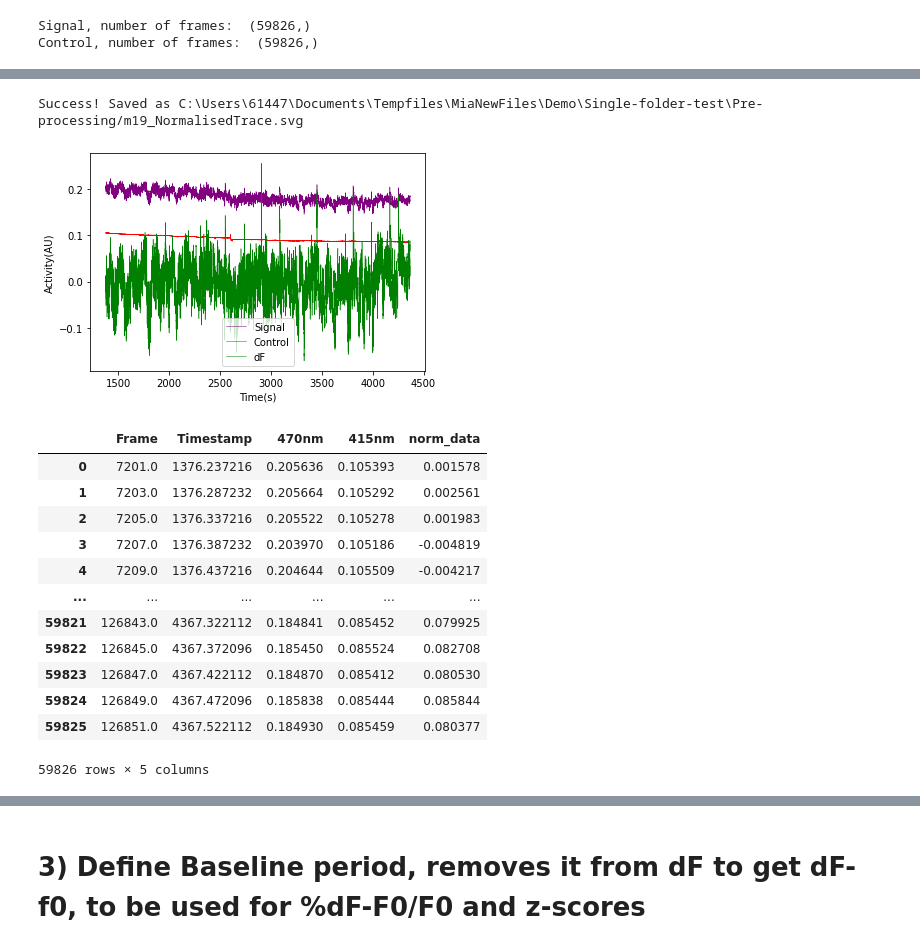
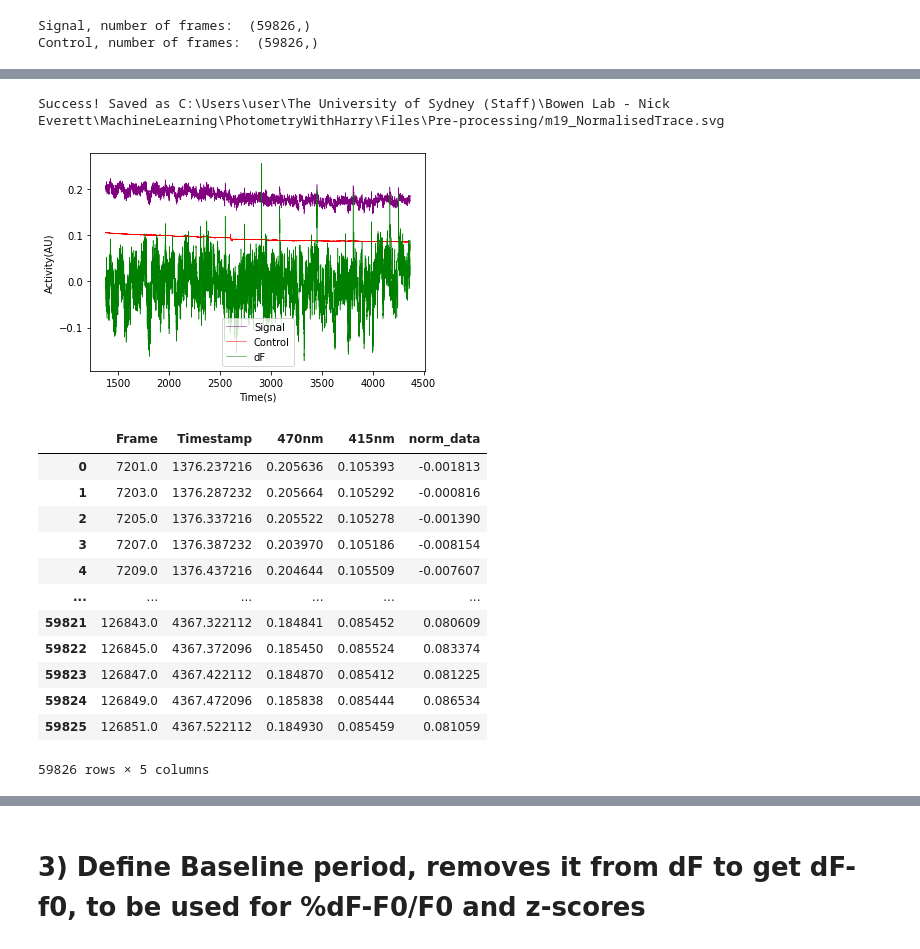
Before and after one commit to PolarBean/PhotometryNotebooks, a Jupyter notebook: Photometry-Preprocessing-v3.ipynb, the cells around one changed output, grey strips where cells are left out. Drawn from its saved outputs; the diff is of its cells as text; code cells hidden in the pictures.

```diff
--- a/Photometry-Preprocessing-v3.ipynb
+++ b/Photometry-Preprocessing-v3.ipynb
@@ -46,7 +43,7 @@ EndFrame is:  75601
 # %%
 #GETS 470nm and 415nm in separate dataframes
 #INPUT YOUR FOLDER HERE
-path = r'C:\Users\61447\Documents\Tempfiles\MiaNewFiles\Demo\Single-folder-test' # use your path
+path = r'C:\Users\user\The University of Sydney (Staff)\Bowen Lab - Nick Everett\MachineLearning\PhotometryWithHarry\Files' # use your path
 
 #Makes a new folder to save files in to
 savepath = os.path.join(path,"Pre-processing")
@@ -132,0 +152,11 @@ Control, number of frames:  (59826,)
+# %%
+##we chart the relationship between reference and signal and show the linear fit
+
+fig = plt.figure(figsize=(16, 8))
+ax1 = fig.add_subplot(111)
+ax1.plot(raw_reference,raw_signal, 'b.')
+
+plt.xlabel("reference")
+plt.ylabel("signal")
+arr = model.predict(raw_reference.values.reshape(n, 1))
+ax1.plot(raw_reference,arr , 'r--',linewidth=1.5)
@@ -132,0 +177,5 @@ Control, number of frames:  (59826,)
+# %%
+##Now that we have the aligned control, we subtract it from the signal
+res = np.subtract(raw_signal, arr)
+##and then divide the signal by the control
+norm_data = np.divide(res, arr)
@@ -133,82 +190,54 @@ Control, number of frames:  (59826,)
 # %%
-## Conducts polyfit on control, and applies it to signal channel
-def controlFit(control, signal):
-    p = np.polyfit(control, signal, 1)
-    arr = (p[0]*control)+p[1]
-    return p,arr
-
-
-#controlFit(control,signal)
-
-## Subtracts fitted control from fitted signal
-### Nick to check if im still using this dFF stuff, or if im only using norm_data
-def deltaFF(signal, control):
-    res = np.subtract(signal, control)
-    normData = np.divide(res, control)
-    deltaFF = normData
-    #normData = normData*100
-    return deltaFF
-
-deltaFF(signal, control)
-
-
-p,control_fit = controlFit(control, signal)
-norm_data = deltaFF(signal, control_fit)
-norm_data ## This is the most important thing, look at how this variable is calculated
 
 # Plot and save the trace you've segmented for delta, 470 and 415. For Delta only, use below function
 
 x = combinedone['Timestamp']
-y1 = signal
-y2 = control
+y1 = raw_signal
+y2 = raw_reference
 y3 = norm_data
-y4 = p
-#y4 = combinedone['470nm']
+
 
 plt.plot(x, y1, color='purple', linewidth=0.5, label = "Signal")
 plt.plot(x, y2, color='red', linewidth=0.5, label = "Control")
 plt.plot(x, y3, color='green', linewidth=0.5, label = "dF")
-plt.plot(x, p[0]*)
-#plt.plot(x, y4, color='orange', linewidth=0.5, label = "p")
-#plt.plot(x, y4, color='orange', linewidth=0.2, label = "rawsignal")
 plt.legend(['Signal', 'Control', 'dF'], loc='best')
 plt.xlabel('Time(s)')
 plt.ylabel('Activity(AU)')
 
 ## Save the above plot, input what you want to call it
 #filename = input("Save as what? ")
 #current_path = os.getcwd()
 ## Save the above plot
 plt.savefig(savepath+'/'+AnimalID + "_" + "_NormalisedTrace.svg", dpi=600, orientation='landscape')
 
 print('Success! Saved as {}'.format(savepath+'/'+AnimalID + "_NormalisedTrace.svg"))
 
 plt.show()
 
 ## Saves normalised data into a sheet with the raw data too
-norm_data=pd.DataFrame(norm_data, columns = ["norm_data"])
-norm_data
+norm_data=pd.DataFrame(norm_data.values, columns = ["norm_data"])
+
 # Combines the dataframes so raw and normalised data are together
 combinedtwo=pd.concat([combinedone,norm_data], axis=1)
 combinedtwo
 
 
 # Write combinedtwo df to csv, using animal ID
 #combinedtwo.to_csv(savepath+'/'+AnimalID + "_NormalisedTraces.csv", encoding='utf-8')
 #print('Success! Saved as {}'.format(savepath+'/'+AnimalID + "_NormalisedTraces.csv"))
 # %% [output]
-Success! Saved as C:\Users\61447\Documents\Tempfiles\MiaNewFiles\Demo\Single-folder-test\Pre-processing/m19_NormalisedTrace.svg
+Success! Saved as C:\Users\user\The University of Sydney (Staff)\Bowen Lab - Nick Everett\MachineLearning\PhotometryWithHarry\Files\Pre-processing/m19_NormalisedTrace.svg
 [figure]
 |  | Frame | Timestamp | 470nm | 415nm | norm_data |
-| 0 | 7201.0 | 1376.237216 | 0.205636 | 0.105393 | 0.001578 |
-| 1 | 7203.0 | 1376.287232 | 0.205664 | 0.105292 | 0.002561 |
-| 2 | 7205.0 | 1376.337216 | 0.205522 | 0.105278 | 0.001983 |
-| 3 | 7207.0 | 1376.387232 | 0.203970 | 0.105186 | -0.004819 |
-| 4 | 7209.0 | 1376.437216 | 0.204644 | 0.105509 | -0.004217 |
+| 0 | 7201.0 | 1376.237216 | 0.205636 | 0.105393 | -0.001813 |
+| 1 | 7203.0 | 1376.287232 | 0.205664 | 0.105292 | -0.000816 |
+| 2 | 7205.0 | 1376.337216 | 0.205522 | 0.105278 | -0.001390 |
+| 3 | 7207.0 | 1376.387232 | 0.203970 | 0.105186 | -0.008154 |
+| 4 | 7209.0 | 1376.437216 | 0.204644 | 0.105509 | -0.007607 |
 | ... | ... | ... | ... | ... | ... |
-| 59821 | 126843.0 | 4367.322112 | 0.184841 | 0.085452 | 0.079925 |
-| 59822 | 126845.0 | 4367.372096 | 0.185450 | 0.085524 | 0.082708 |
-| 59823 | 126847.0 | 4367.422112 | 0.184870 | 0.085412 | 0.080530 |
-| 59824 | 126849.0 | 4367.472096 | 0.185838 | 0.085444 | 0.085844 |
-| 59825 | 126851.0 | 4367.522112 | 0.184930 | 0.085459 | 0.080377 |
+| 59821 | 126843.0 | 4367.322112 | 0.184841 | 0.085452 | 0.080609 |
+| 59822 | 126845.0 | 4367.372096 | 0.185450 | 0.085524 | 0.083374 |
+| 59823 | 126847.0 | 4367.422112 | 0.184870 | 0.085412 | 0.081225 |
+| 59824 | 126849.0 | 4367.472096 | 0.185838 | 0.085444 | 0.086534 |
+| 59825 | 126851.0 | 4367.522112 | 0.184930 | 0.085459 | 0.081059 |
 59826 rows × 5 columns
```
Also changed, not shown: parts of 16 cells of this notebook, 6 other files.
